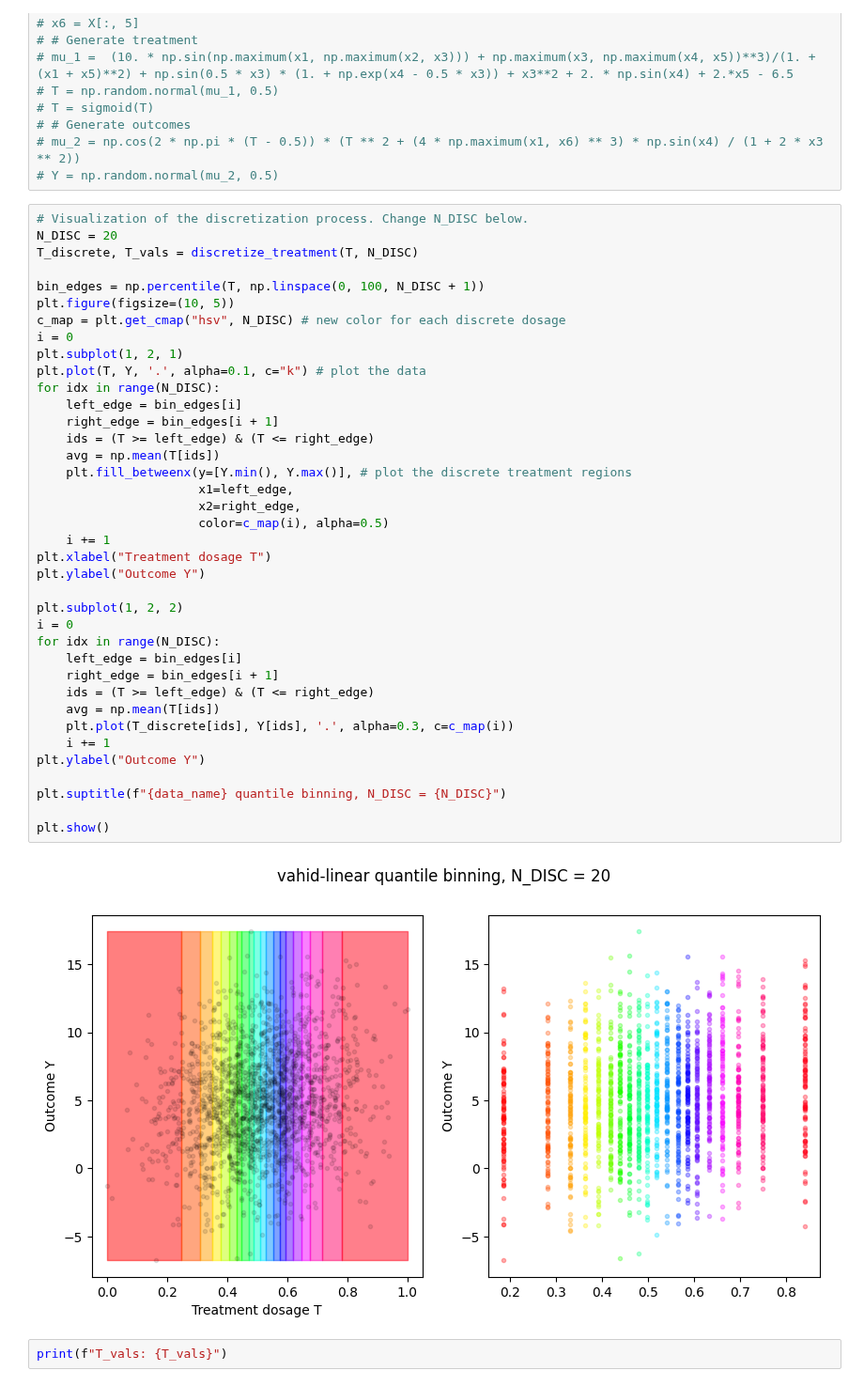
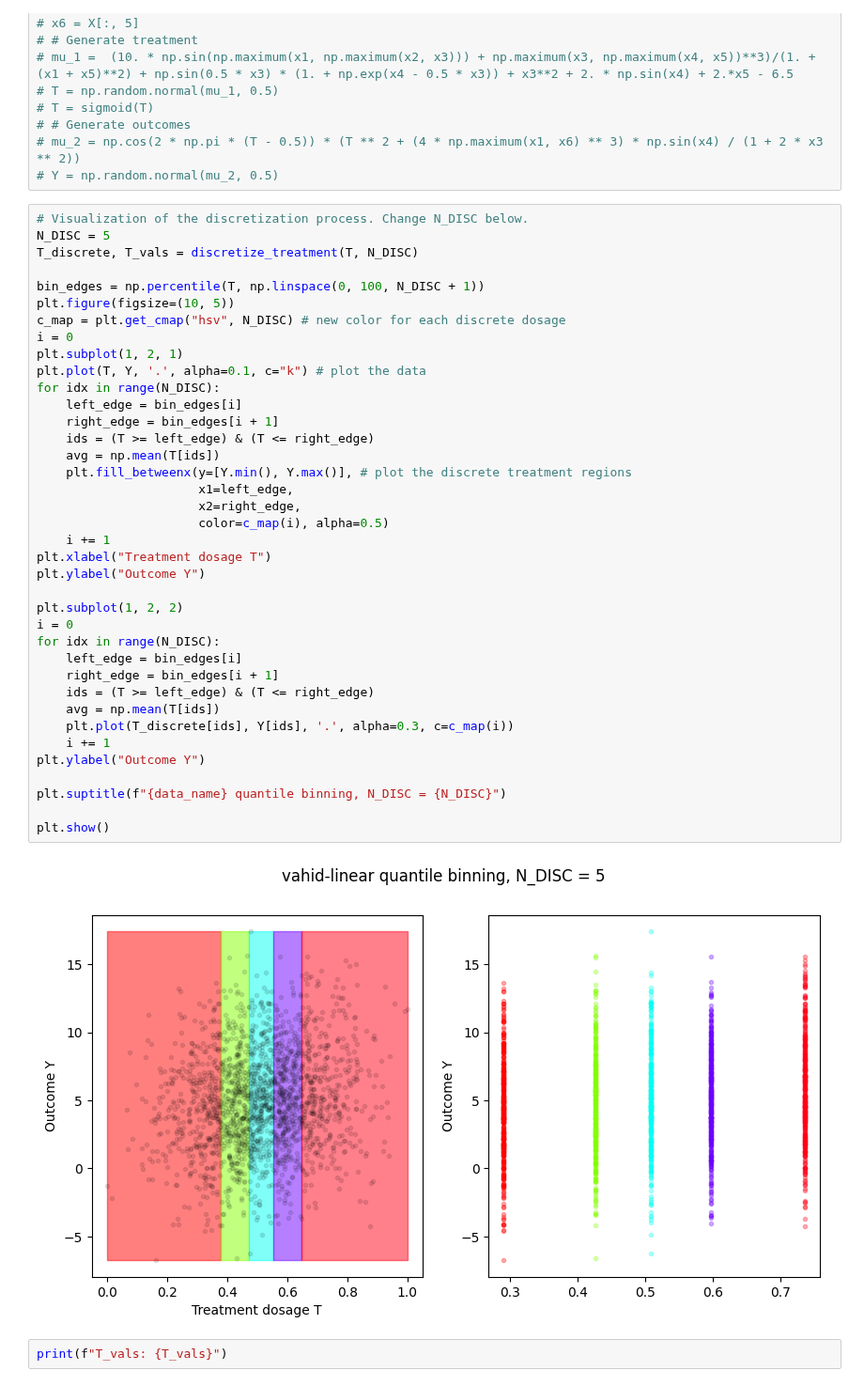
Before and after one commit to chris-L6/CausalPFN, a Jupyter notebook: my-work/Week_11-17/notebooks/quantile_binning_viz.ipynb, the cells around one changed output. Shown at 94% size. Drawn from its saved outputs; the diff is of its cells as text.

```diff
--- a/my-work/Week_11-17/notebooks/quantile_binning_viz.ipynb
+++ b/my-work/Week_11-17/notebooks/quantile_binning_viz.ipynb
@@ -76,7 +76,7 @@ df = pd.concat([
 # Y = np.random.normal(mu_2, 0.5)
 # %%
 # Visualization of the discretization process. Change N_DISC below.
-N_DISC = 20
+N_DISC = 5
 T_discrete, T_vals = discretize_treatment(T, N_DISC)
 
 bin_edges = np.percentile(T, np.linspace(0, 100, N_DISC + 1))
@@ -86,34 +86,34 @@ i = 0
 plt.subplot(1, 2, 1)
 plt.plot(T, Y, '.', alpha=0.1, c="k") # plot the data
 for idx in range(N_DISC):
     left_edge = bin_edges[i]
     right_edge = bin_edges[i + 1]
     ids = (T >= left_edge) & (T <= right_edge)
     avg = np.mean(T[ids])
     plt.fill_betweenx(y=[Y.min(), Y.max()], # plot the discrete treatment regions
                       x1=left_edge,
                       x2=right_edge,
                       color=c_map(i), alpha=0.5)
     i += 1
 plt.xlabel("Treatment dosage T")
 plt.ylabel("Outcome Y")
 
 plt.subplot(1, 2, 2)
 i = 0
 for idx in range(N_DISC):
     left_edge = bin_edges[i]
     right_edge = bin_edges[i + 1]
     ids = (T >= left_edge) & (T <= right_edge)
     avg = np.mean(T[ids])
     plt.plot(T_discrete[ids], Y[ids], '.', alpha=0.3, c=c_map(i))
     i += 1
 plt.ylabel("Outcome Y")
 
 plt.suptitle(f"{data_name} quantile binning, N_DISC = {N_DISC}")
 
 plt.show()
 # %% [output]
-[figure, old version]
+[figure, new version]
 # %%
 print(f"T_vals: {T_vals}")
 # %% [output]
```
Also changed, not shown: parts of 3 cells of this notebook, 4 other files.
